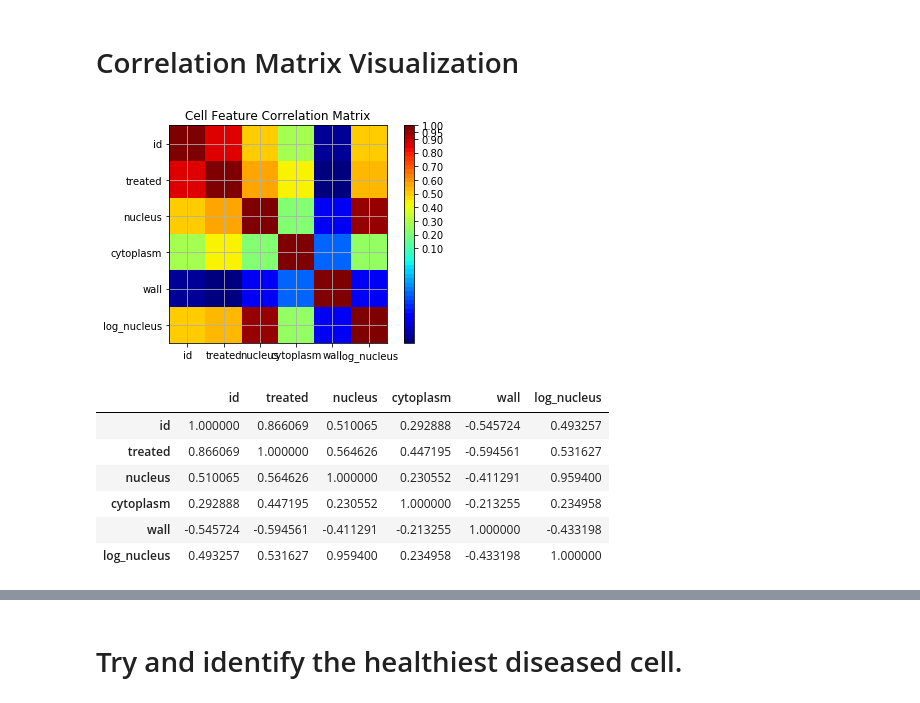
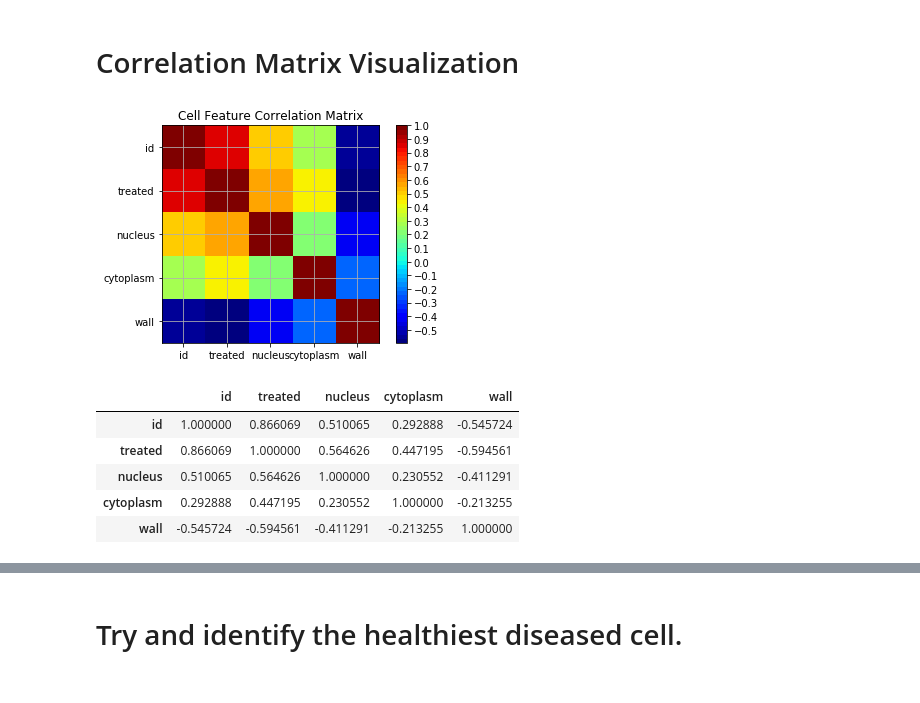
Before and after one commit to ryanleeallred/cheat_sheet, a Jupyter notebook: Data Exploration Cheat Sheet.ipynb, the cells around one changed output, grey strips where cells are left out. Drawn from its saved outputs; the diff is of its cells as text; code cells hidden in the pictures.

```diff
--- a/Data Exploration Cheat Sheet.ipynb
+++ b/Data Exploration Cheat Sheet.ipynb
@@ -104,16 +104,0 @@ bytreatment['wall'].describe()
-# %%
-%matplotlib inline
-import matplotlib.pyplot as plt
-
-#plot nucleus values by number of records
-plt.hist(df['nucleus'].values, bins='auto')
-plt.xlabel('nucleus values')
-plt.ylabel('number of records')
-plt.show()
-
-#plot log of nucleus values by number of records
-df['log_nucleus'] = np.log(df['nucleus'].values + 1)
-plt.hist(df['log_nucleus'].values, bins='auto')
-plt.xlabel('log(log_nucleus)')
-plt.ylabel('number of records')
-plt.show()
@@ -129,0 +115,16 @@ df.plot(kind="scatter", x="nucleus", y="cytoplasm")
+# %%
+df.plot(kind="scatter", x="nucleus", y="cytoplasm") # This plots x on y but is not colored by treatment value
+
+# https://stackoverflow.com/questions/21654635/scatter-plots-in-pandas-pyplot-how-to-plot-by-category
+
+bytreatment = df.groupby('treated')
+
+fig, ax = plt.subplots()
+ax.margins(.05)
+
+for name, treatment in bytreatment:
+    ax.plot(treatment.nucleus, treatment.cytoplasm, marker='o', linestyle='', ms=12, label=name)
+    #ax.plot(treatment.cytoplasm, treatment.wall, marker='o', linestyle='', ms=12, label=name)
+ax.legend()
+
+plt.show()
@@ -155,31 +161,28 @@ df['cytoplasm'].corr(df['wall'])
 # Correlation Matrix Visualization
 # %%
 def correlation_matrix(df):
-    from matplotlib import pyplot as plt
-    from matplotlib import cm as cm
-
     fig = plt.figure()
     ax1 = fig.add_subplot(111)
     cmap = cm.get_cmap('jet', 50)
     cax = ax1.imshow(df.corr(), interpolation="nearest", cmap=cmap)
     ax1.grid(True)
     plt.title('Cell Feature Correlation Matrix')
     labels=['y','id','treated','nucleus','cytoplasm','wall','log_nucleus']
     ax1.set_xticklabels(labels,fontsize=10)
     ax1.set_yticklabels(labels,fontsize=10)
     # Add colorbar, make sure to specify tick locations to match desired ticklabels
-    fig.colorbar(cax, ticks=[.1,.2,.3,.4,.5,.6,.7,.8,.9,.95,1])
+    fig.colorbar(cax, ticks=[-.5,-.4,-.3,-.2,-.1,0,.1,.2,.3,.4,.5,.6,.7,.8,.9,1])
     plt.show()
 
 correlation_matrix(df)
 
+# Numerical Table
 df.corr()
 # %% [output]
-[figure, old version]
+[figure, new version]
-|  | id | treated | nucleus | cytoplasm | wall | log_nucleus |
-| id | 1.000000 | 0.866069 | 0.510065 | 0.292888 | -0.545724 | 0.493257 |
-| treated | 0.866069 | 1.000000 | 0.564626 | 0.447195 | -0.594561 | 0.531627 |
-| nucleus | 0.510065 | 0.564626 | 1.000000 | 0.230552 | -0.411291 | 0.959400 |
-| cytoplasm | 0.292888 | 0.447195 | 0.230552 | 1.000000 | -0.213255 | 0.234958 |
-| wall | -0.545724 | -0.594561 | -0.411291 | -0.213255 | 1.000000 | -0.433198 |
-| log_nucleus | 0.493257 | 0.531627 | 0.959400 | 0.234958 | -0.433198 | 1.000000 |
+|  | id | treated | nucleus | cytoplasm | wall |
+| id | 1.000000 | 0.866069 | 0.510065 | 0.292888 | -0.545724 |
+| treated | 0.866069 | 1.000000 | 0.564626 | 0.447195 | -0.594561 |
+| nucleus | 0.510065 | 0.564626 | 1.000000 | 0.230552 | -0.411291 |
+| cytoplasm | 0.292888 | 0.447195 | 0.230552 | 1.000000 | -0.213255 |
+| wall | -0.545724 | -0.594561 | -0.411291 | -0.213255 | 1.000000 |
```
Also changed, not shown: parts of 25 cells of this notebook.
